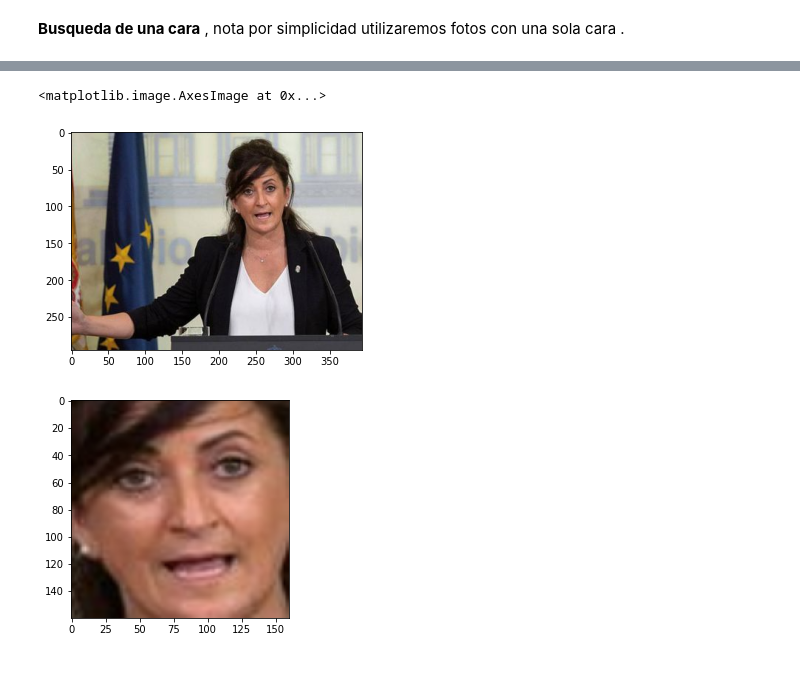
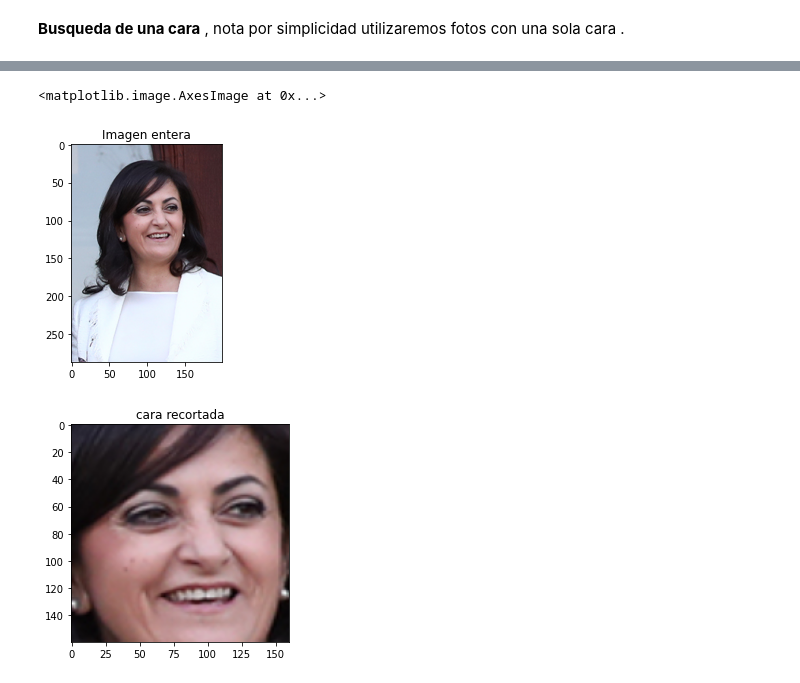
Before and after one commit to IA2021UR/trabajo-ia-en-la-comunidad-de-la-rioja-equipo-1, a Jupyter notebook: hashing_search_engine.ipynb, the cells around one changed output, grey strips where cells are left out. Saved outputs shown, nothing was run; the diff lists cells and outputs as text; code cells hidden in the pictures.

```diff
--- a/hashing_search_engine.ipynb
+++ b/hashing_search_engine.ipynb
@@ -371,18 +407,20 @@ f.close()
 # %%
 #1.leemos la foto y extraemos la cara
-img=cv2.cvtColor(cv2.imread('/content/prueba.jpg'), cv2.COLOR_BGR2RGB)
+img=cv2.cvtColor(cv2.imread('prueba.jpg'), cv2.COLOR_BGR2RGB)
 plt.figure()
 plt.imshow(img)
+plt.title('Imagen entera')
 
 #2 Detectamos la cara y la extraemos
 bboxes=detect_faces(img)
 cara= extract_faces(img,bboxes)
 plt.figure()
+plt.title('cara recortada')
 plt.imshow(cara[0])
 # %% [output]
 <matplotlib.image.AxesImage at 0x...>
-[figure, old version]
+[figure, new version]
-[figure, old version]
+[figure, new version]
 # %%
 # construct the argument parser and parse the arguments
 # ap = argparse.ArgumentParser()
```
Also changed, not shown: parts of 21 cells of this notebook.
